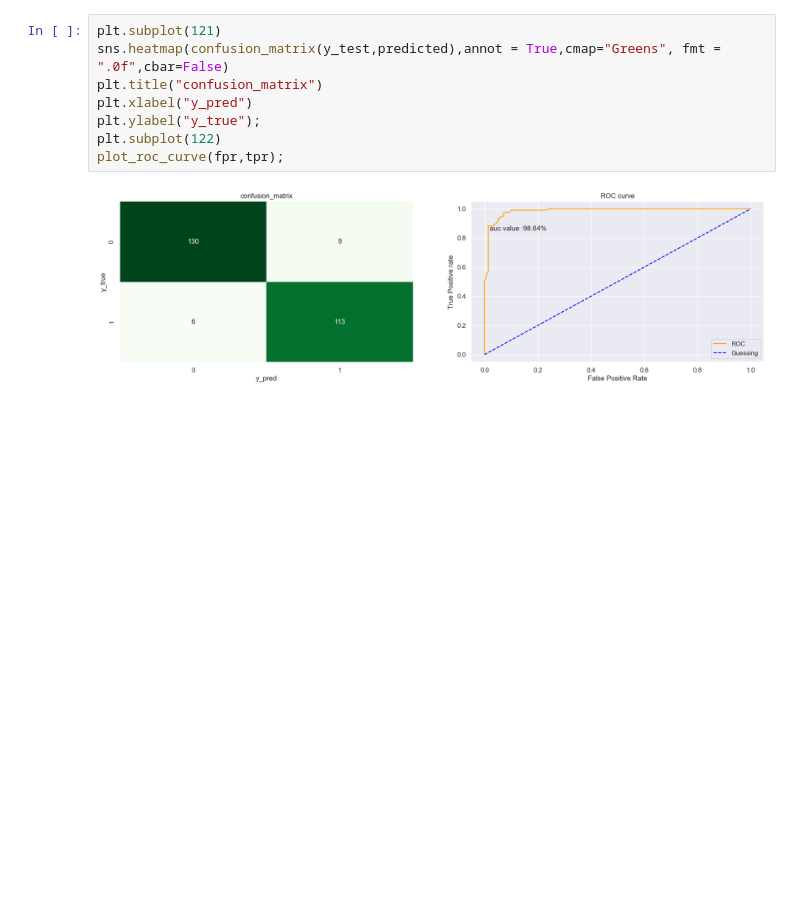
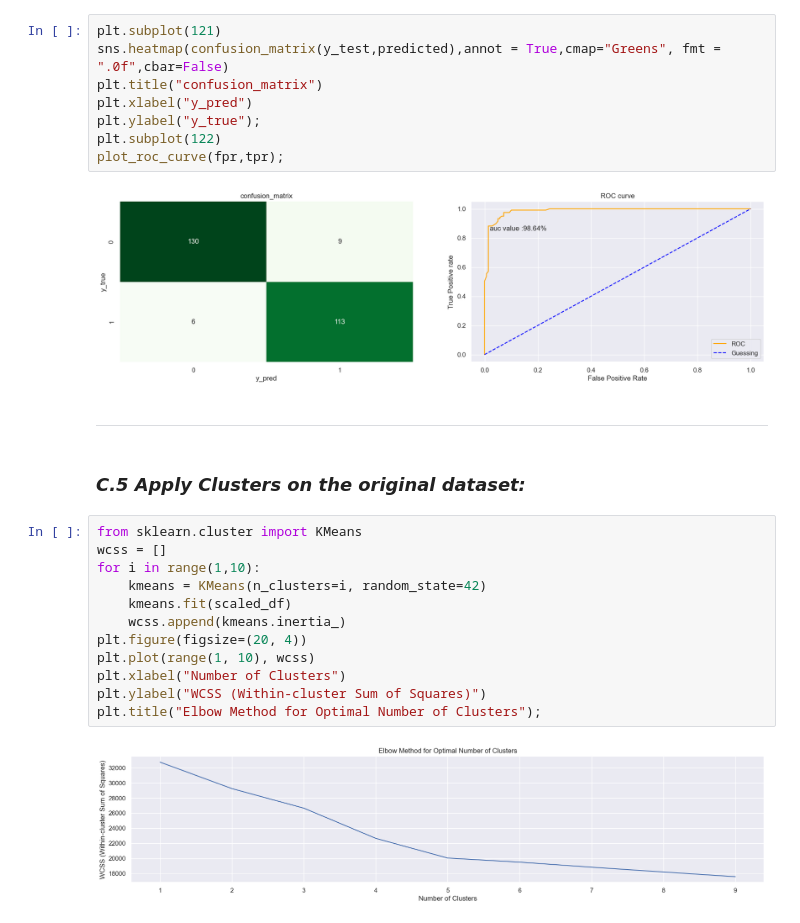
Before and after one commit to omars1234/UnsuperVisedInsuranceAnalysis, a Jupyter notebook: NoteBook.ipynb, the cells around one changed output. Drawn from its saved outputs; the diff is of its cells as text; blank space fills up the shorter version.

Commit message:
Apply Clusters on the original dataset

```diff
--- a/NoteBook.ipynb
+++ b/NoteBook.ipynb
@@ -303,3 +303,21 @@ plt.subplot(122)
 plot_roc_curve(fpr,tpr);
 # %% [output]
 [figure]
+# %% [markdown]
+---
+# %% [markdown]
+### *C.5 Apply Clusters on the original dataset:*
+# %%
+from sklearn.cluster import KMeans
+wcss = []
+for i in range(1,10):
+    kmeans = KMeans(n_clusters=i, random_state=42)
+    kmeans.fit(scaled_df)
+    wcss.append(kmeans.inertia_)
+plt.figure(figsize=(20, 4))
+plt.plot(range(1, 10), wcss)
+plt.xlabel("Number of Clusters")
+plt.ylabel("WCSS (Within-cluster Sum of Squares)")
+plt.title("Elbow Method for Optimal Number of Clusters");
+# %% [output]
+[figure, added]
```
Also changed, not shown: parts of 5 cells of this notebook.
